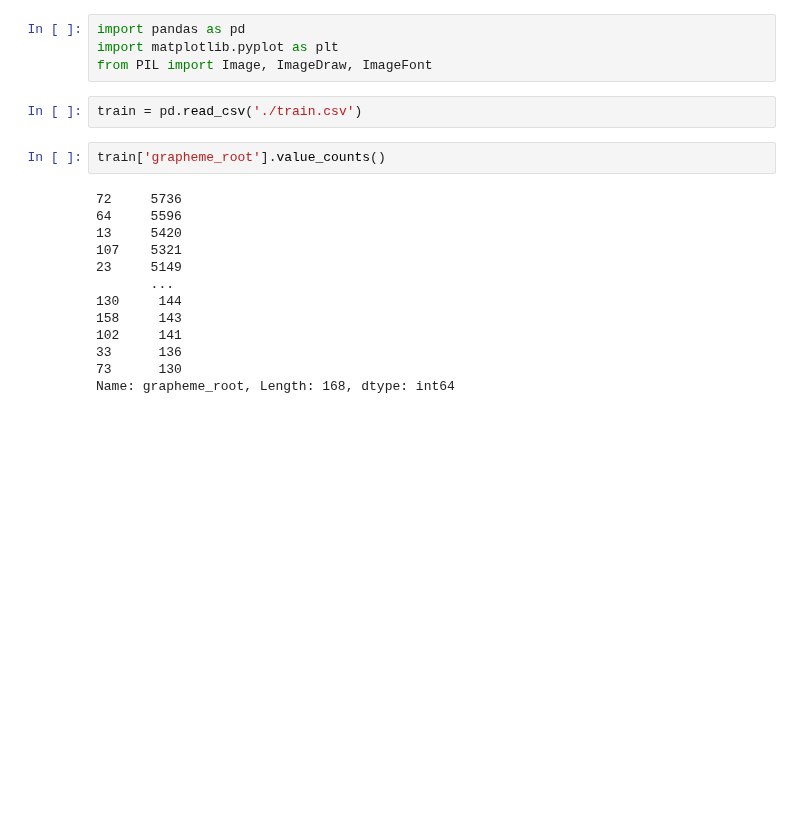
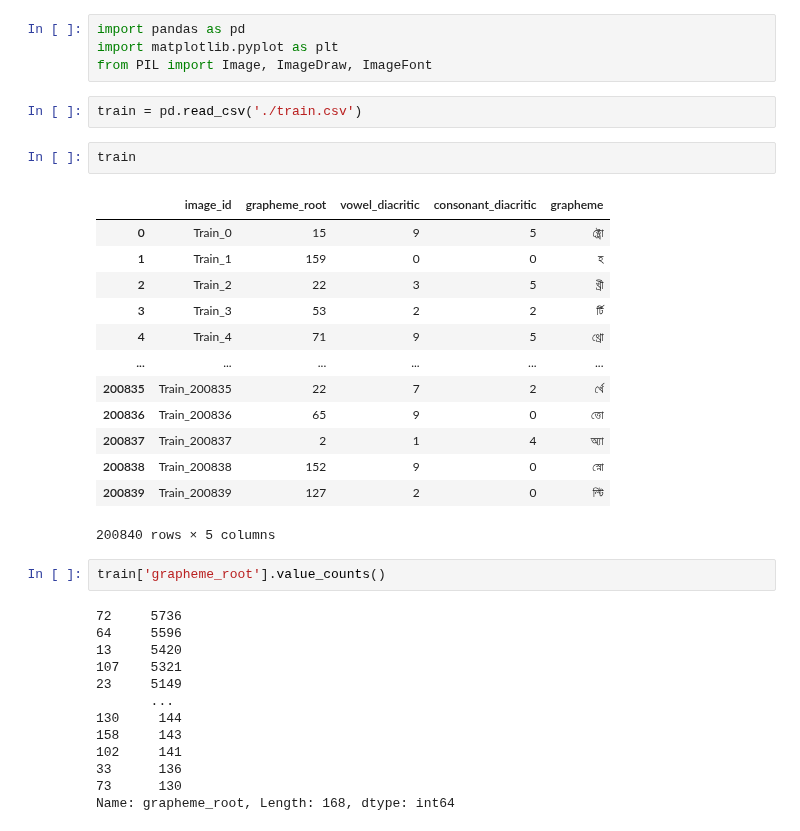
Before and after one commit to v-shmyhlo/kaggle, a Jupyter notebook: beng/eda.ipynb, the cells around one changed output. Saved outputs shown, nothing was run; the diff lists cells and outputs as text; blank space fills up the shorter version.

```diff
--- a/beng/eda.ipynb
+++ b/beng/eda.ipynb
@@ -4,6 +4,22 @@ import matplotlib.pyplot as plt
 from PIL import Image, ImageDraw, ImageFont
 # %%
 train = pd.read_csv('./train.csv')
+# %%
+train
+# %% [output]
+|  | image_id | grapheme_root | vowel_diacritic | consonant_diacritic | grapheme |
+| 0 | Train_0 | 15 | 9 | 5 | ক্ট্রো |
+| 1 | Train_1 | 159 | 0 | 0 | হ |
+| 2 | Train_2 | 22 | 3 | 5 | খ্রী |
+| 3 | Train_3 | 53 | 2 | 2 | র্টি |
+| 4 | Train_4 | 71 | 9 | 5 | থ্রো |
+| ... | ... | ... | ... | ... | ... |
+| 200835 | Train_200835 | 22 | 7 | 2 | র্খে |
+| 200836 | Train_200836 | 65 | 9 | 0 | ত্তো |
+| 200837 | Train_200837 | 2 | 1 | 4 | অ্যা |
+| 200838 | Train_200838 | 152 | 9 | 0 | স্নো |
+| 200839 | Train_200839 | 127 | 2 | 0 | ল্টি |
+200840 rows × 5 columns
 # %%
 train['grapheme_root'].value_counts()
 # %% [output]
```
Also changed, not shown: parts of 1 cell of this notebook, 28 other files.
